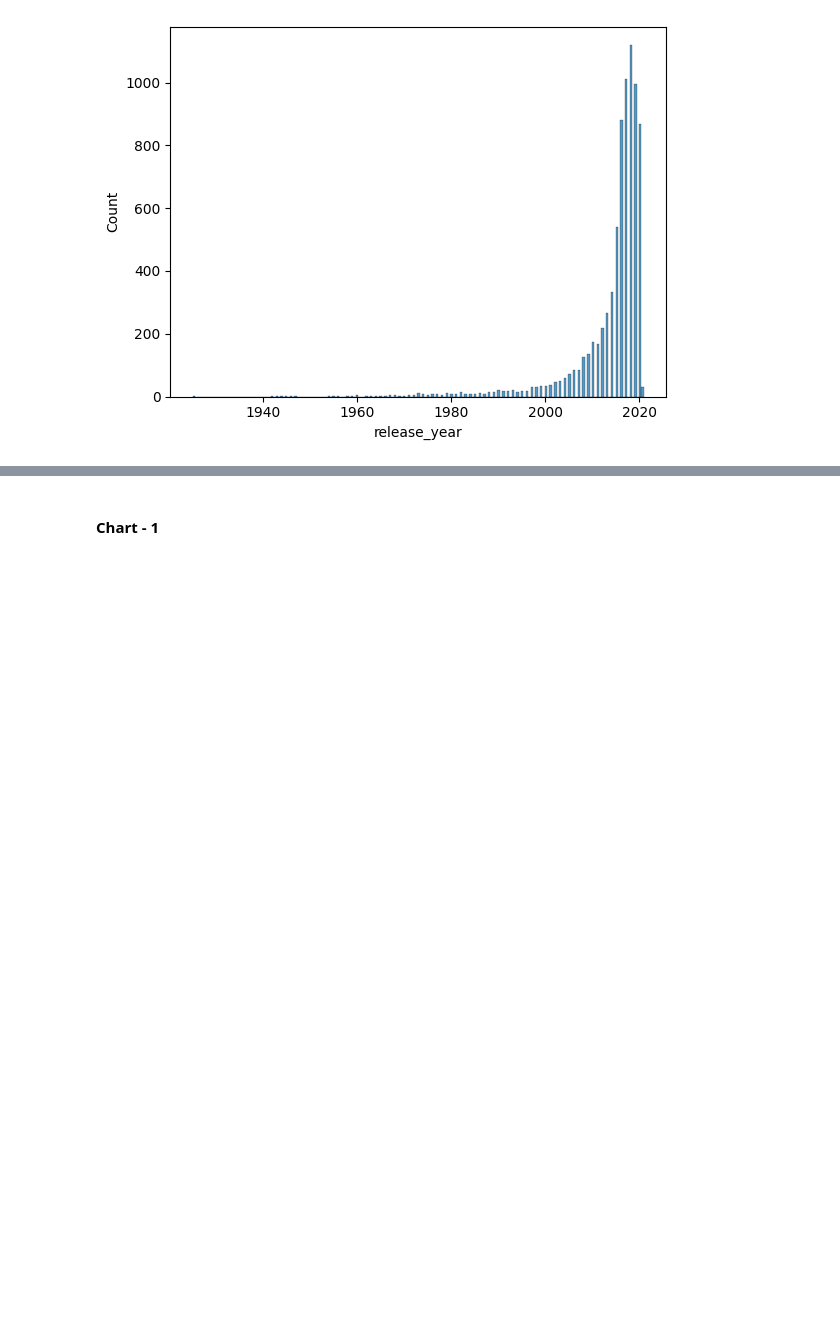
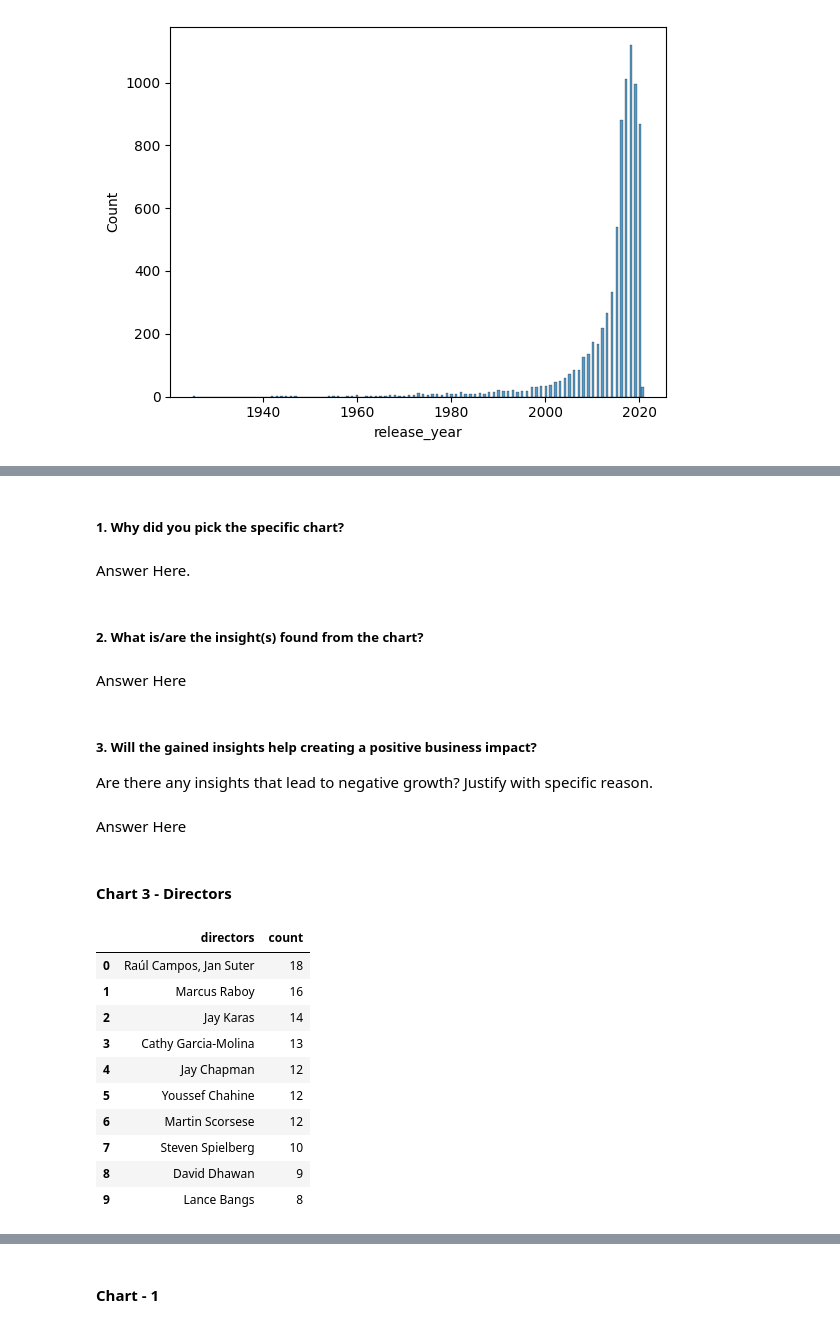
Before and after one commit to 007tickooayush/ML-Unsupervised-Netflix-Clustering-Recommendation-Project, a Jupyter notebook: Ayush_Tickoo_ML_Capstone_Unsupervised_Project.ipynb, the cells around one changed output, grey strips where cells are left out. Cells and saved outputs as stored; diff of their text form; code cells hidden in the pictures; blank space fills up the shorter version.

```diff
--- a/Ayush_Tickoo_ML_Capstone_Unsupervised_Project.ipynb
+++ b/Ayush_Tickoo_ML_Capstone_Unsupervised_Project.ipynb
@@ -450,0 +504,15 @@ plt.show()
+# %% [markdown]
+##### 1. Why did you pick the specific chart?
+# %% [markdown]
+Answer Here.
+# %% [markdown]
+##### 2. What is/are the insight(s) found from the chart?
+# %% [markdown]
+Answer Here
+# %% [markdown]
+##### 3. Will the gained insights help creating a positive business impact?
+Are there any insights that lead to negative growth? Justify with specific reason.
+# %% [markdown]
+Answer Here
+# %% [markdown]
+#### Chart 3 - Directors
@@ -450,0 +523,14 @@ plt.show()
+# %%
+directors
+# %% [output]
+|  | directors | count |
+| 0 | Raúl Campos, Jan Suter | 18 |
+| 1 | Marcus Raboy | 16 |
+| 2 | Jay Karas | 14 |
+| 3 | Cathy Garcia-Molina | 13 |
+| 4 | Jay Chapman | 12 |
+| 5 | Youssef Chahine | 12 |
+| 6 | Martin Scorsese | 12 |
+| 7 | Steven Spielberg | 10 |
+| 8 | David Dhawan | 9 |
+| 9 | Lance Bangs | 8 |
```
Also changed, not shown: parts of 28 cells of this notebook.
